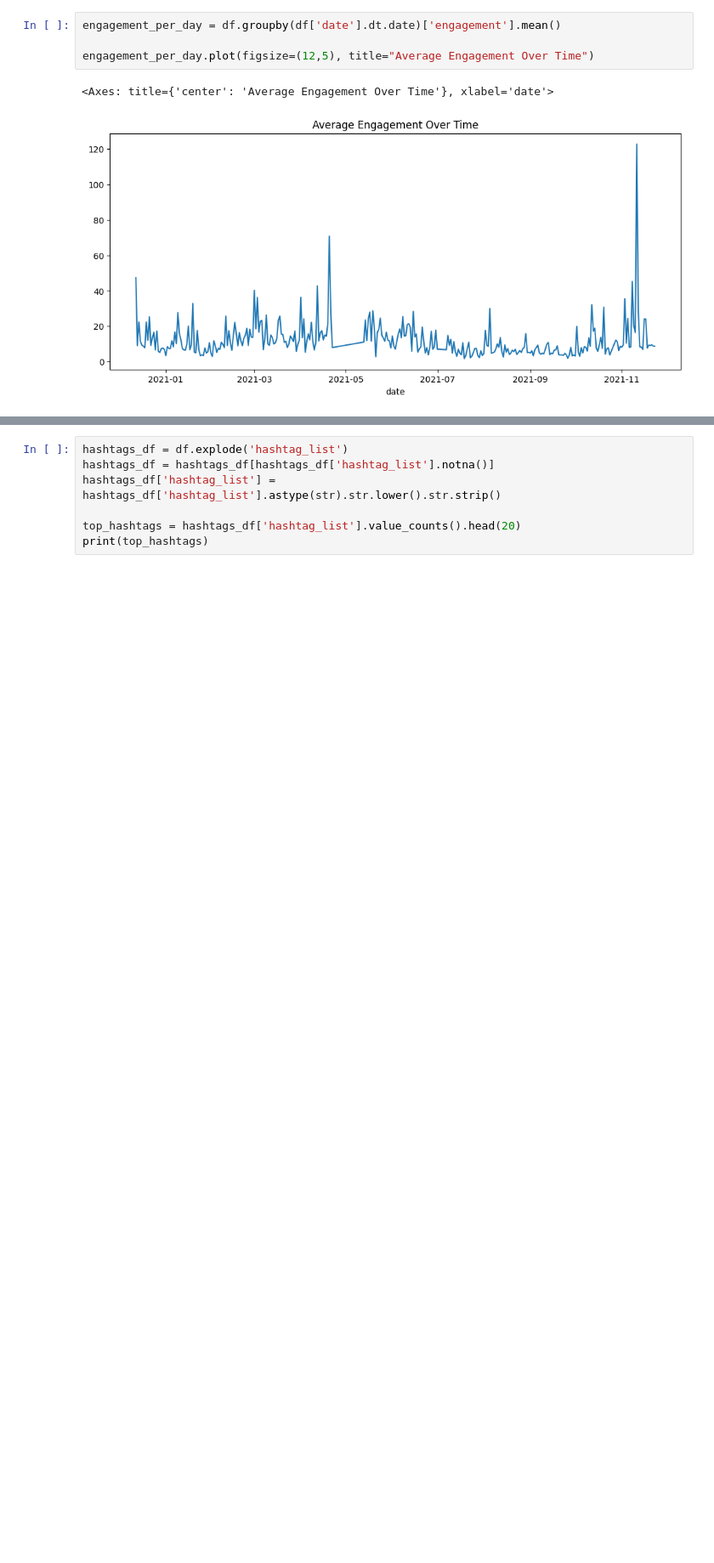
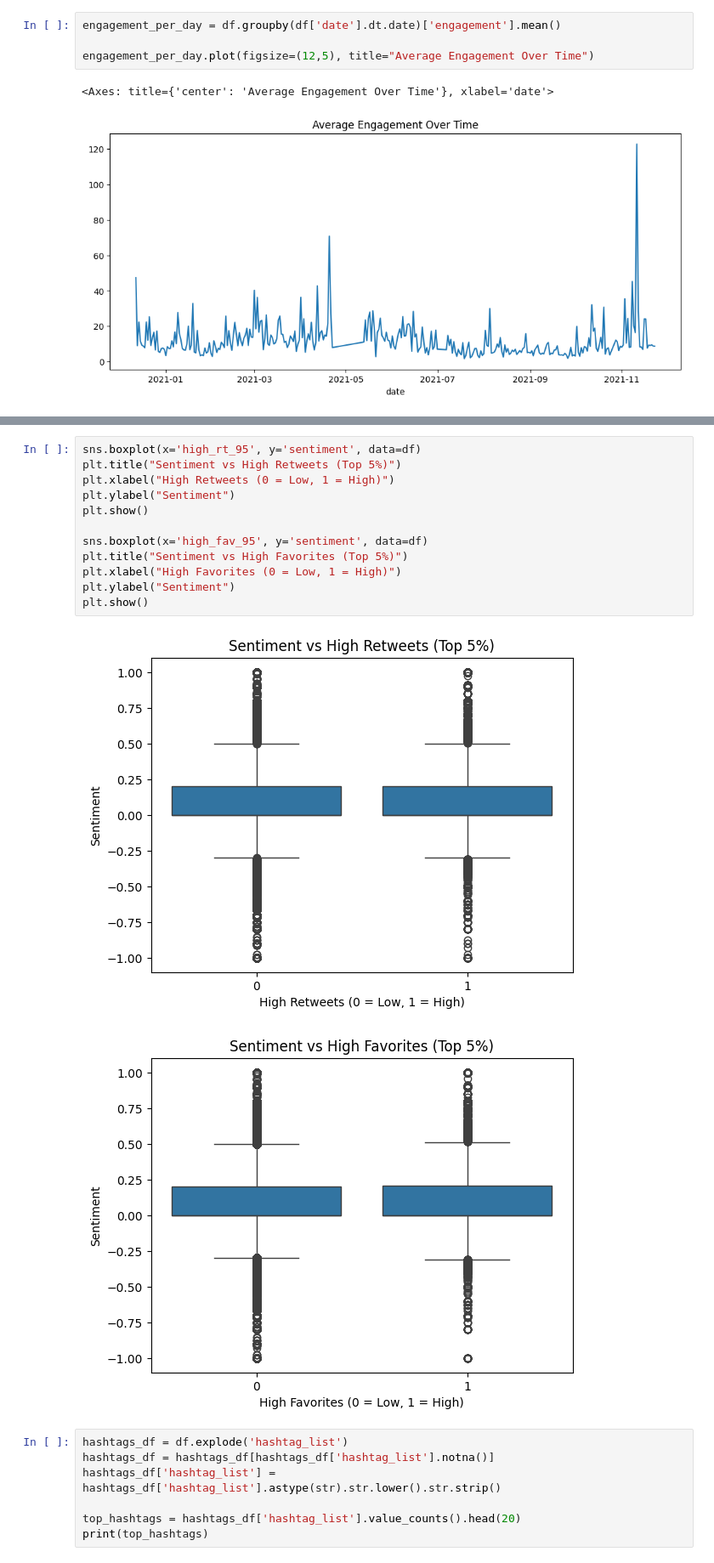
Before and after one commit to palkiran2000/vaccine-diffusion-analysis, a Jupyter notebook: Diffusion and Amplification Analysis.ipynb, the cells around one changed output, grey strips where cells are left out. Shown at 85% size. Drawn from its saved outputs; the diff is of its cells as text; blank space fills up the shorter version.

```diff
--- a/Diffusion and Amplification Analysis.ipynb
+++ b/Diffusion and Amplification Analysis.ipynb
@@ -120,3 +207,18 @@ plt.show()
+# %%
+sns.boxplot(x='high_rt_95', y='sentiment', data=df)
+plt.title("Sentiment vs High Retweets (Top 5%)")
+plt.xlabel("High Retweets (0 = Low, 1 = High)")
+plt.ylabel("Sentiment")
+plt.show()
+
+sns.boxplot(x='high_fav_95', y='sentiment', data=df)
+plt.title("Sentiment vs High Favorites (Top 5%)")
+plt.xlabel("High Favorites (0 = Low, 1 = High)")
+plt.ylabel("Sentiment")
+plt.show()
+# %% [output]
+[figure, added]
+[figure, added]
 # %%
 hashtags_df = df.explode('hashtag_list')
 hashtags_df = hashtags_df[hashtags_df['hashtag_list'].notna()]
```
Also changed, not shown: parts of 13 cells of this notebook.
